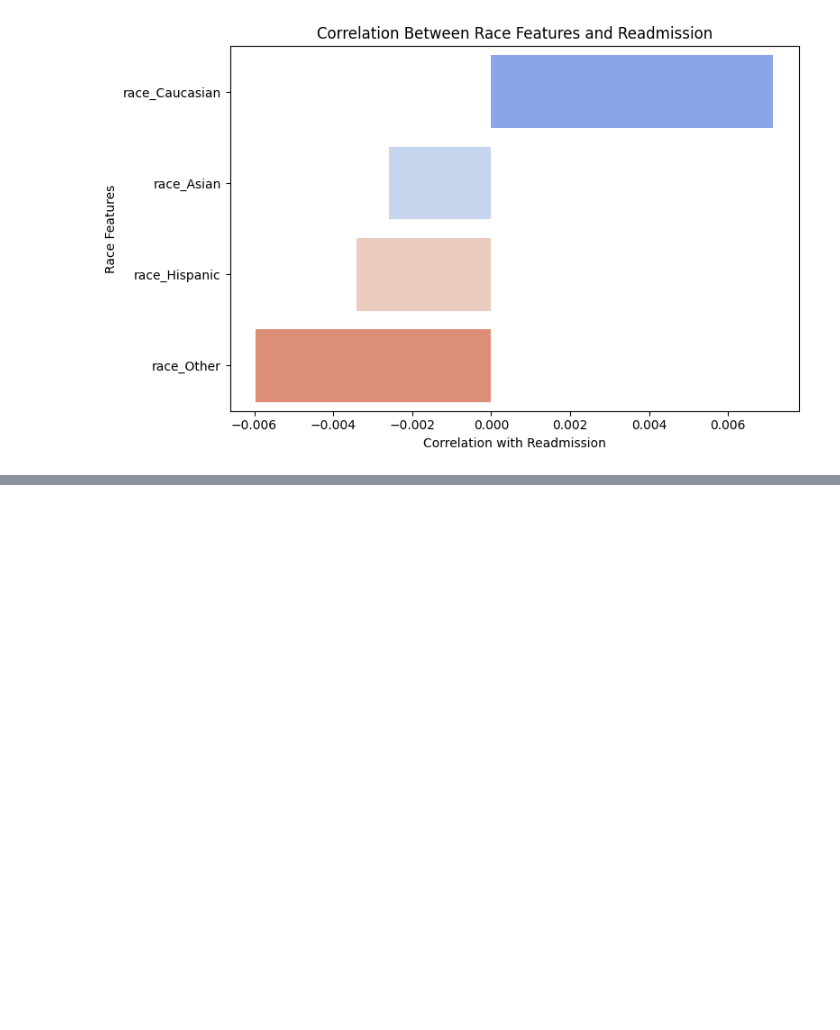
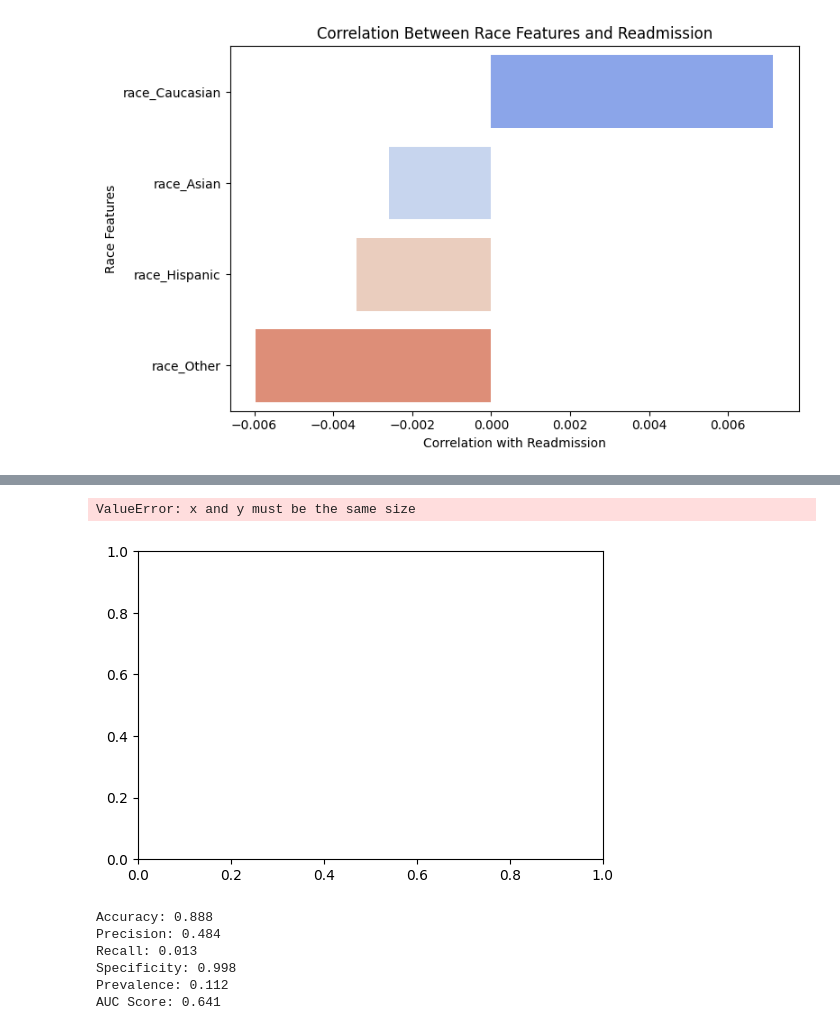
Before and after one commit to amen-hussain/SP25-Project, a Jupyter notebook: clean_code/SP25_Regressions.ipynb, the cells around one changed output, grey strips where cells are left out. Saved outputs shown, nothing was run; the diff lists cells and outputs as text; code cells hidden in the pictures; blank space fills up the shorter version.

```diff
--- a/clean_code/SP25_Regressions.ipynb
+++ b/clean_code/SP25_Regressions.ipynb
@@ -333,0 +480,53 @@ Passing `palette` without assigning `hue` is deprecated and will be removed in v
+# %%
+plt.figure(figsize=(6, 4))
+plt.scatter(y_test, y_pred, alpha=0.6)
+plt.plot([0, 1], [0, 1], 'r--')  # reference line
+plt.xlabel('Actual Readmitted (<30 Days)')
+plt.ylabel('Predicted Value (from Linear Regression)')
+plt.title('Linear Regression: Actual vs Predicted')
+plt.tight_layout()
+plt.show()
+# %% [output]
+ValueError: x and y must be the same size
+[figure, added]
+# %%
+#Logistic Regression Model
+#Set Target Variables
+y = diabetes_cleaned['readmitted']
+X = diabetes_cleaned.drop('readmitted', axis=1)
+
+#Split Dataset
+X_train, X_test, y_train, y_test = train_test_split(
+    X, y, test_size=0.2, random_state=42, stratify=y
+)
+
+#Train Model
+from sklearn.linear_model import LogisticRegression
+log_reg = LogisticRegression(max_iter=1000)
+log_reg.fit(X_train, y_train)
+
+#Prediction from test data
+y_pred = log_reg.predict(X_test)
+
+#Evaluate
+accuracy = accuracy_score(y_test, y_pred)
+precision = precision_score(y_test, y_pred)
+recall = recall_score(y_test, y_pred)
+specificity = calc_specificity(y_test, y_pred)
+prevalence = calc_prevalence(y_test)
+#y_pred_prob = log_reg.predict_proba(X_test)[:, 1]  # Probability of class 1
+auc = roc_auc_score(y_test, y_pred_prob)
+
+print(f'Accuracy: {accuracy:.3f}')
+print(f'Precision: {precision:.3f}')
+print(f'Recall: {recall:.3f}')
+print(f'Specificity: {specificity:.3f}')
+print(f'Prevalence: {prevalence:.3f}')
+print(f"AUC Score: {auc:.3f}")
+# %% [output]
+Accuracy: 0.888
+Precision: 0.484
+Recall: 0.013
+Specificity: 0.998
+Prevalence: 0.112
+AUC Score: 0.641
```
Also changed, not shown: parts of 16 cells of this notebook.
